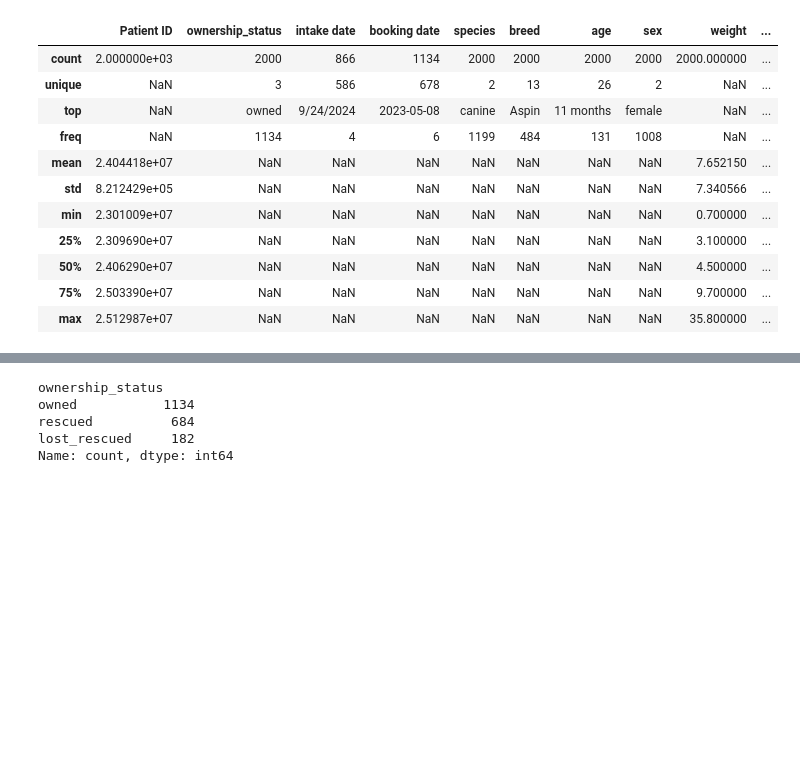
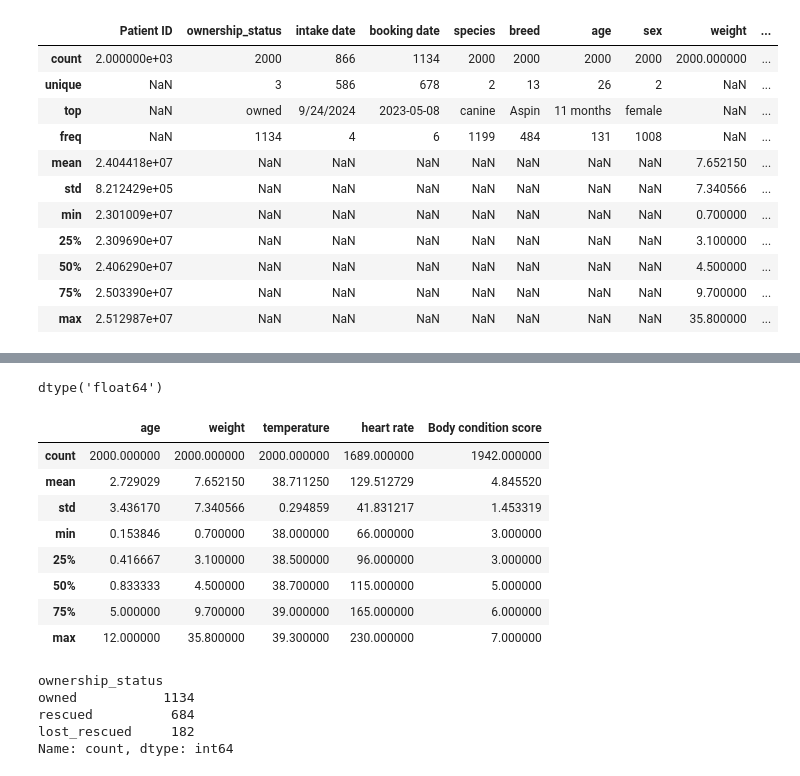
Before and after one commit to juanacebreiros2-ai/TP-PYTONH, a Jupyter notebook: pruebaDataset10.ipynb, the cells around one changed output, grey strips where cells are left out. Drawn from its saved outputs; the diff is of its cells as text; code cells hidden in the pictures; blank space fills up the shorter version.

```diff
--- a/pruebaDataset10.ipynb
+++ b/pruebaDataset10.ipynb
@@ -182,3 +234,19 @@ df.describe(include="all") #esta es la forma de incluir lo de ambas tablas anter
+# %%
+df["age"].dtype
+# %% [output]
+dtype('float64')
+# %%
+df.describe() #ahora podemos incluir la variable age en el analisis de las numericas
+# %% [output]
+|  | age | weight | temperature | heart rate | Body condition score |
+| count | 2000.000000 | 2000.000000 | 2000.000000 | 1689.000000 | 1942.000000 |
+| mean | 2.729029 | 7.652150 | 38.711250 | 129.512729 | 4.845520 |
+| std | 3.436170 | 7.340566 | 0.294859 | 41.831217 | 1.453319 |
+| min | 0.153846 | 0.700000 | 38.000000 | 66.000000 | 3.000000 |
+| 25% | 0.416667 | 3.100000 | 38.500000 | 96.000000 | 3.000000 |
+| 50% | 0.833333 | 4.500000 | 38.700000 | 115.000000 | 5.000000 |
+| 75% | 5.000000 | 9.700000 | 39.000000 | 165.000000 | 6.000000 |
+| max | 12.000000 | 35.800000 | 39.300000 | 230.000000 | 7.000000 |
 # %%
 df["ownership_status"].value_counts()
 # %% [output]
```
Also changed, not shown: parts of 32 cells of this notebook.
